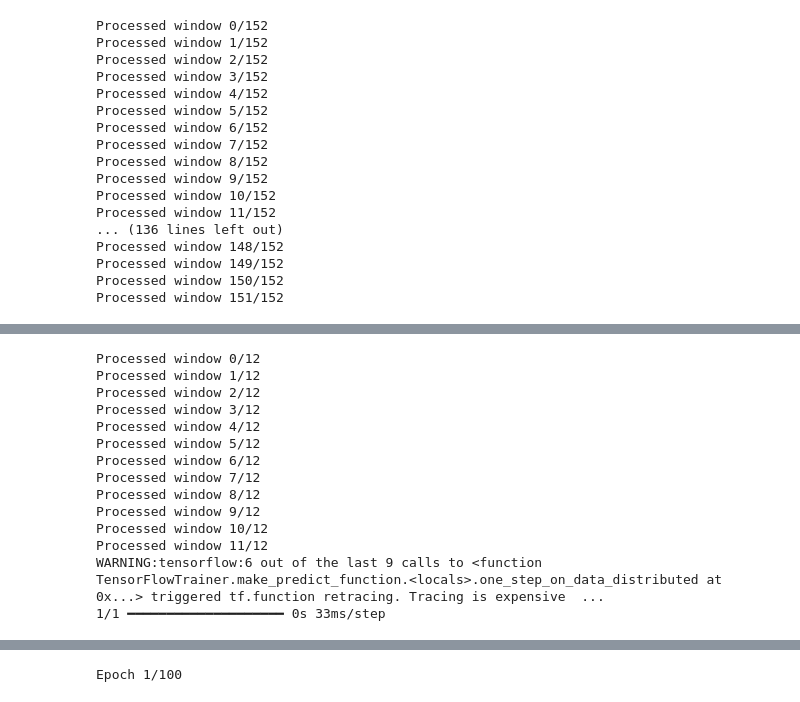
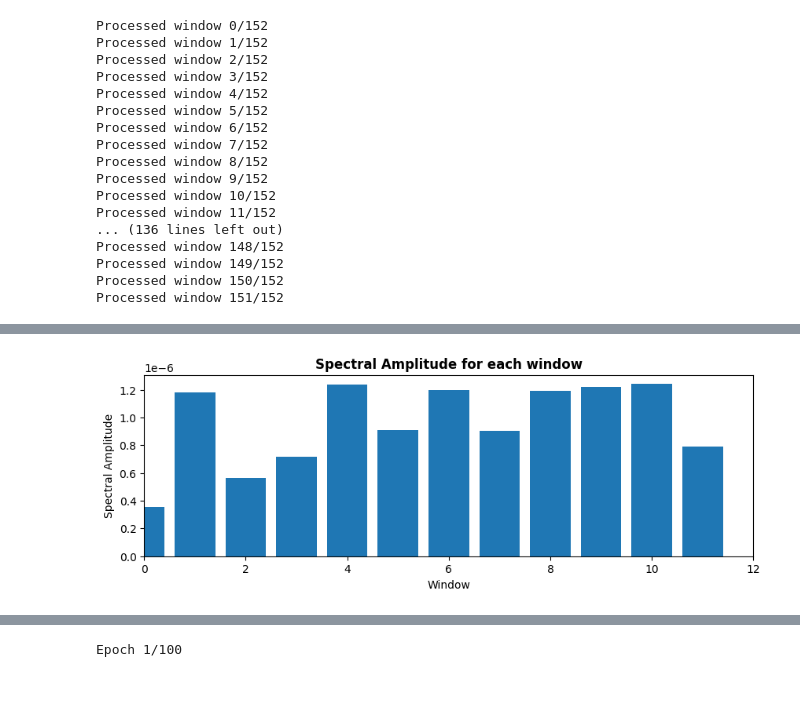
Before and after one commit to Nella1414/nasa-app, a Jupyter notebook: solve.ipynb, the cells around one changed output, grey strips where cells are left out. Cells and saved outputs as stored; diff of their text form; code cells hidden in the pictures.

```diff
--- a/solve.ipynb
+++ b/solve.ipynb
@@ -371,32 +395,31 @@ plt.show()
-# %%
-# Lets to predict the windows
-windowed_data = get_windowed_data(pd.DataFrame(dict(
-    time=times,
-    data=data,
-    type=[0] * len(times)
-)))
-
-windowed_characteristics = get_windows_characteristics(windowed_data)
-
-x_windowed = windowed_characteristics.drop(columns=['is_noise', 'is_event', 'is_mixed'])
-y_windowed = windowed_characteristics[['is_noise', 'is_event', 'is_mixed']]
-
-predictions = model.predict(x_windowed)
-# %% [output]
-Processed window 0/12
-Processed window 1/12
-Processed window 2/12
-Processed window 3/12
-Processed window 4/12
-Processed window 5/12
-Processed window 6/12
-Processed window 7/12
-Processed window 8/12
-Processed window 9/12
-Processed window 10/12
-Processed window 11/12
-WARNING:tensorflow:6 out of the last 9 calls to <function TensorFlowTrainer.make_predict_function.<locals>.one_step_on_data_distributed at 0x...> triggered tf.function retracing. Tracing is expensive  ...
-1/1 ━━━━━━━━━━━━━━━━━━━━ 0s 33ms/step
+# %%
+# Lets to predict the windows
+windowed_data = get_windowed_data(pd.DataFrame(dict(
+    time=times,
+    data=data,
+    type=[0] * len(times)
+)))
+
+mean_amplitudes = []
+
+for window in windowed_data:
+    mean_amplitudes.append(get_characteristics(window)['spectral_amplitude'])
+
+mean_amplitudes = np.array(mean_amplitudes)
+
+# Plot with a bar for each window the spectral amplitude
+fig,ax = plt.subplots(1,1,figsize=(10,3))
+ax.bar(range(len(mean_amplitudes)), mean_amplitudes)
+
+# Make the plot pretty
+ax.set_xlim([0, len(mean_amplitudes)])
+ax.set_ylabel('Spectral Amplitude')
+ax.set_xlabel('Window')
+ax.set_title(f'Spectral Amplitude for each window', fontweight='bold')
+
+plt.show()
+# %% [output]
+[figure, added]
 # %%
 w_counts = [x for x in range(len(predictions))]
 w_counts = np.array(w_counts)
```
Also changed, not shown: parts of 8 cells of this notebook, 1 other file.
